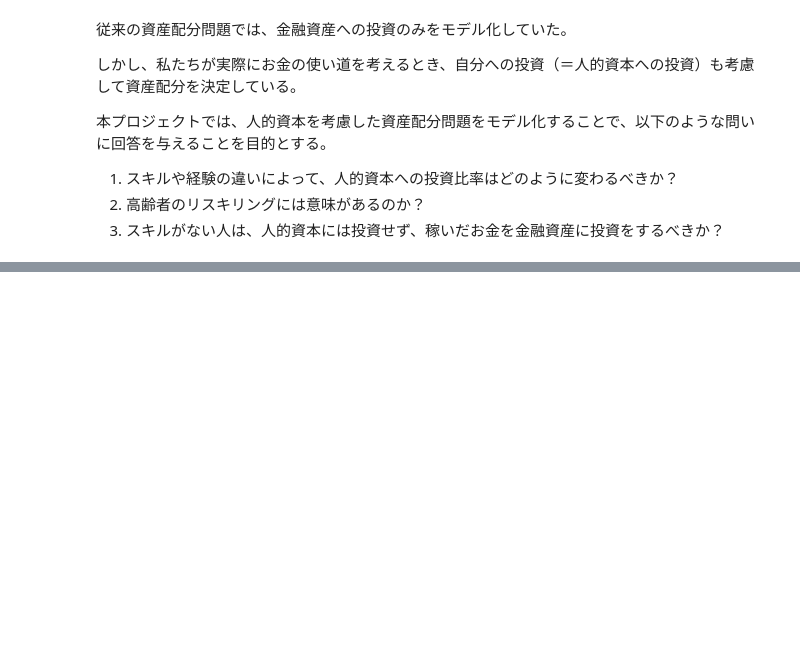
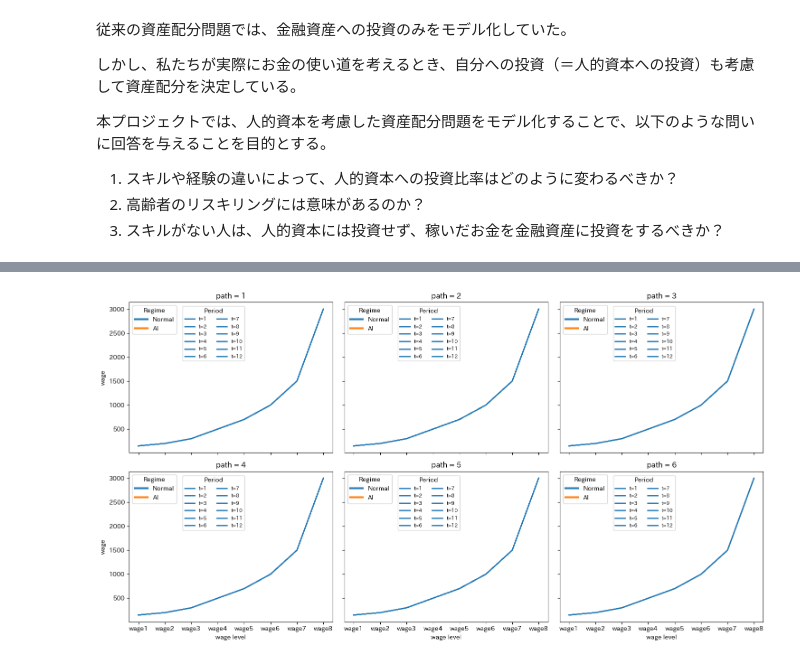
Before and after one commit to hmasa25/Human-Capital-as-an-Asset-for-Portfolio-Optimization, a Jupyter notebook: main.ipynb, the cells around one changed output, grey strips where cells are left out. Cells and saved outputs as stored; diff of their text form; code cells hidden in the pictures; blank space fills up the shorter version.

```diff
--- a/main.ipynb
+++ b/main.ipynb
@@ -257,7 +31,0 @@ r_df, rho_df = dh.get_r_rho_df(gross_rets_df, asset_names)
-# %%
-I = simulated.index.get_level_values("パス").max()
-variables_columns = simulated.columns
-JJ = range(1, n+1)
-TT = range(T)               # decision times 0..T-1
-TT_tr = range(1, T)         # trade times 1..T-1
-II = range(I)
@@ -441,0 +265,4 @@ Segment counts by period:
+# %%
+dh.visualize_wage(T,I,wage_df)
+# %% [output]
+[figure, added]
```
Also changed, not shown: parts of 57 cells of this notebook, 51 other files.
